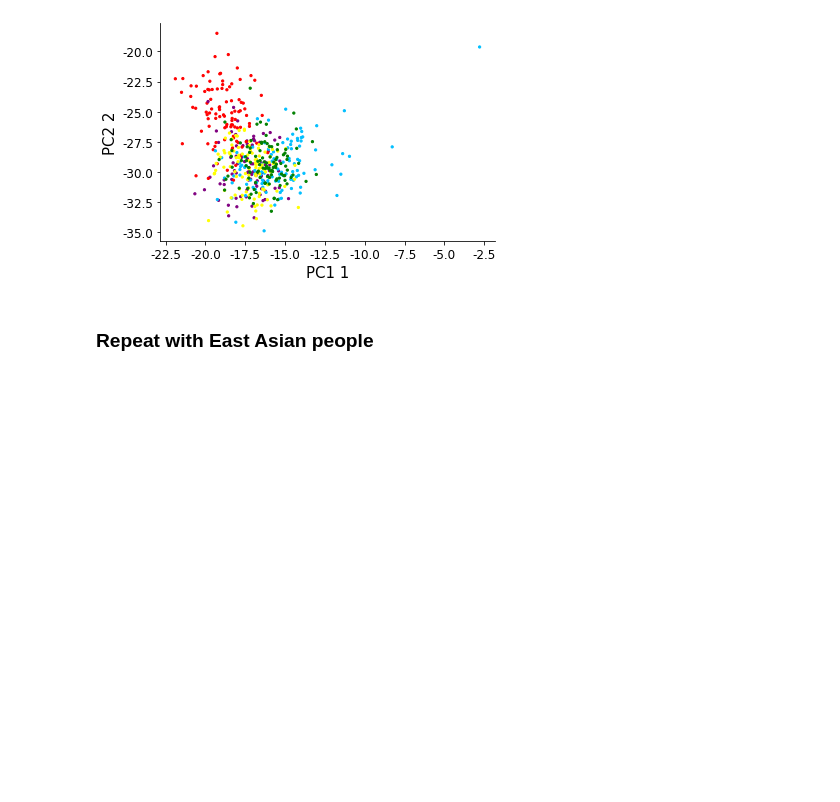
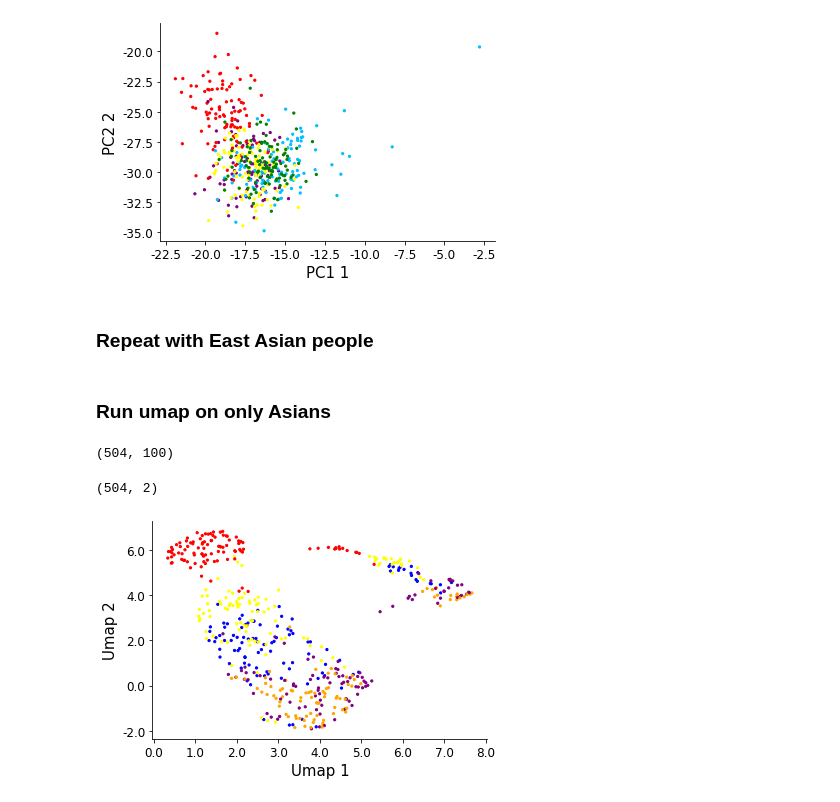
Before and after one commit to evawyf/284-team-project, a Jupyter notebook: analysis.ipynb, the cells around one changed output. Cells and saved outputs as stored; diff of their text form; code cells hidden in the pictures; blank space fills up the shorter version.

```diff
--- a/analysis.ipynb
+++ b/analysis.ipynb
@@ -281,3 +281,47 @@ ax.get_yaxis().tick_left();
 [figure]
 # %% [markdown]
 ### Repeat with East Asian people
+# %%
+asian_family = ["CHB", "JPT", "CHS", "CDX", "KHV"]
+
+asian_idxs = []
+asian_samples = []
+for i,item  in enumerate(population_mapping):
+    if item[1] in asian_family:
+        asian_idxs.append(i)
+        asian_samples.append(item)
+# %% [markdown]
+### Run umap on only Asians
+# %%
+asian_people_pca_top100 = pca_projected_mat[asian_idxs]
+asian_people_pca_top100.shape
+# %% [output]
+(504, 100)
+# %%
+umap_asian_top100PC = reducer.fit_transform(asian_people_pca_top100[:,0:15])
+umap_asian_top100PC.shape
+# %% [output]
+(504, 2)
+# %%
+pop_to_color_asians = {"CHB": "yellow", "JPT": "red", "CHS": "blue", "CDX": "orange", "KHV": "purple"}
+
+colors_asians = []
+for sample in asian_samples:
+    colors_asians.append(pop_to_color_asians[sample[1]])
+# %%
+# Make the plot
+fig = plt.figure()
+ax = fig.add_subplot(111)
+ax.scatter(umap_asian_top100PC[:,0],umap_asian_top100PC[:,1], color=colors_asians, s=5,label=colors_asians)
+# Now make it look a little prettier since I can't stand matplotlib defaults...
+ax.set_xlabel("Umap 1", size=15)
+ax.set_ylabel("Umap 2", size=15)
+ax.set_xticklabels(ax.get_xticks(), size=12)
+ax.set_yticklabels(ax.get_yticks(), size=12)
+ax.spines["top"].set_visible(False);
+ax.spines["right"].set_visible(False);
+ax.get_xaxis().tick_bottom();
+ax.get_yaxis().tick_left();
+# ax.legend()
+# %% [output]
+[figure, added]
```
